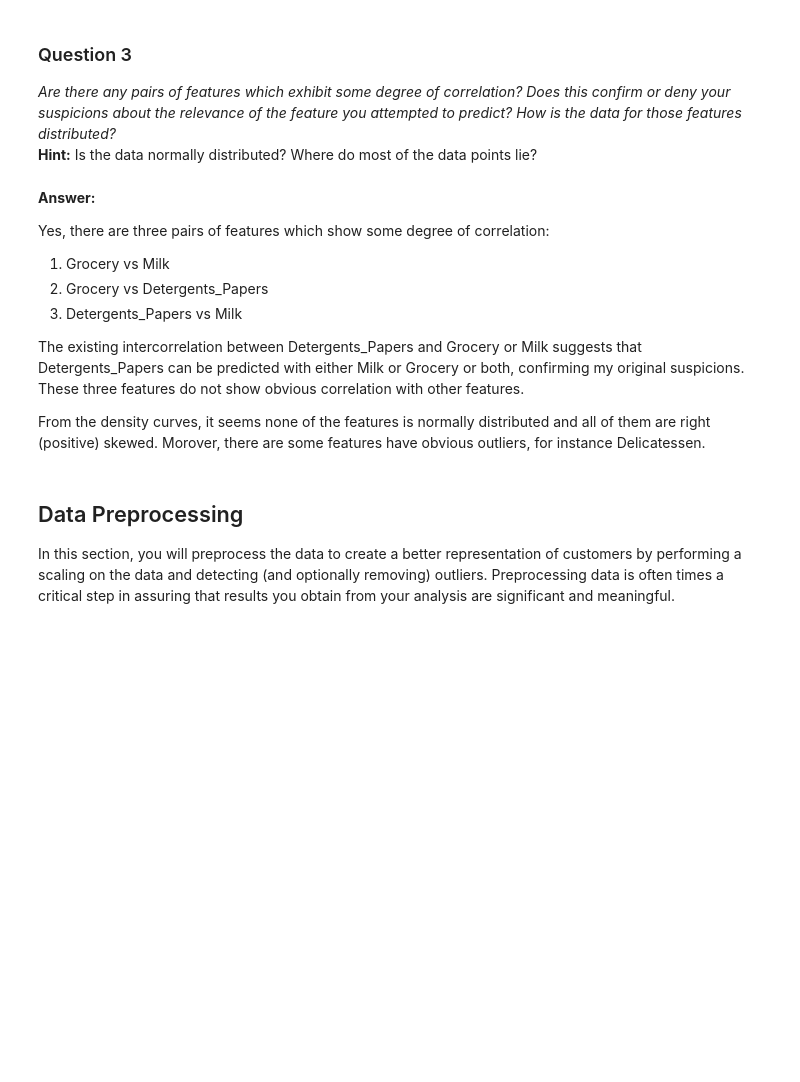
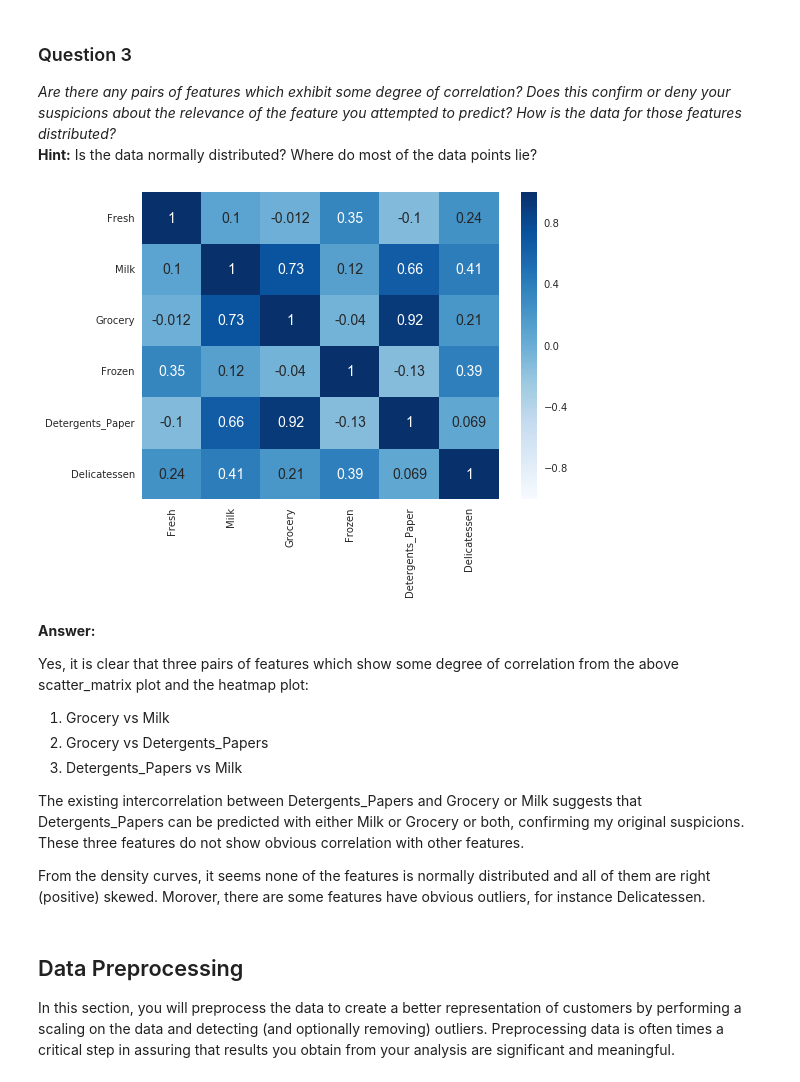
Before and after one commit to jhli973/machine-learning, a Jupyter notebook: projects/creating_customer_segments/customer_segments.ipynb, the cells around one changed output. Saved outputs shown, nothing was run; the diff lists cells and outputs as text; code cells hidden in the pictures; blank space fills up the shorter version.

```diff
--- a/projects/creating_customer_segments/customer_segments.ipynb
+++ b/projects/creating_customer_segments/customer_segments.ipynb
@@ -134,10 +134,16 @@ pd.scatter_matrix(data, alpha = 0.3, figsize = (14,8), diagonal = 'kde');
 ### Question 3
 *Are there any pairs of features which exhibit some degree of correlation? Does this confirm or deny your suspicions about the relevance of the feature you attempted to predict? How is the data for those features distributed?*
 **Hint:** Is the data normally distributed? Where do most of the data points lie?
+# %%
+# show the correlation heat map
+import seaborn as sns
+sns.heatmap(data.corr(), annot=True,cmap='Blues', annot_kws={'fontsize': 14});
+# %% [output]
+[figure, added]
 # %% [markdown]
 **Answer:**
 
-Yes, there are three pairs of features which show some degree of correlation:
+Yes, it is clear that three pairs of features which show some degree of correlation from the above scatter_matrix plot and the heatmap plot:
 
 1. Grocery vs Milk
 2. Grocery vs Detergents_Papers
```
Also changed, not shown: parts of 3 cells of this notebook.
